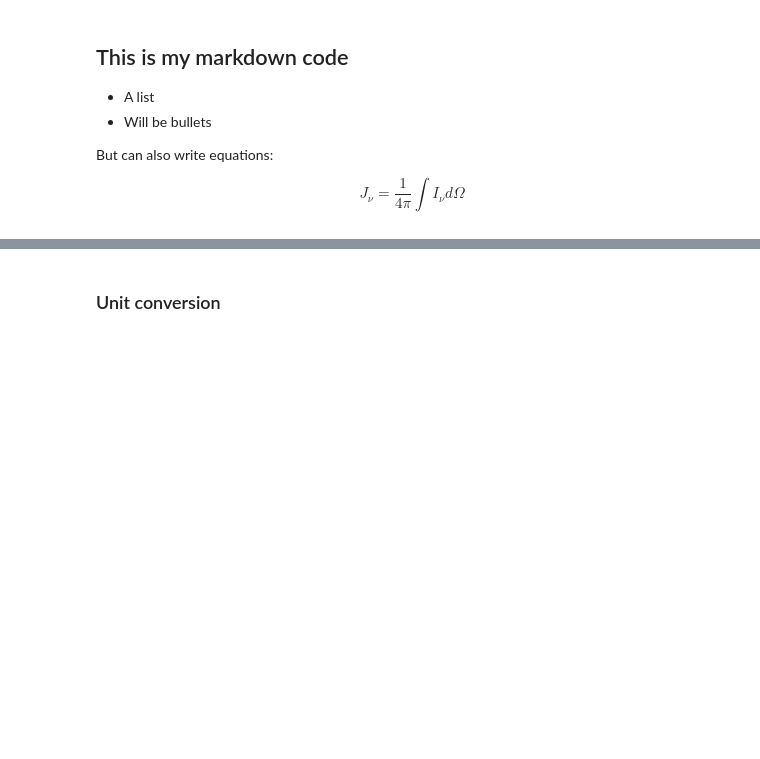
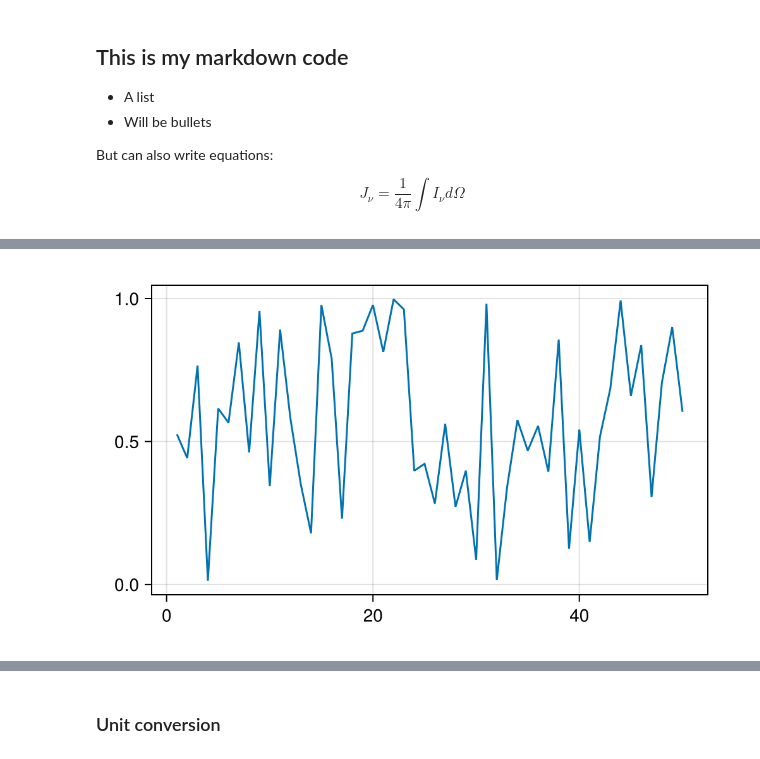
Before and after one commit to tiagopereira/ast4310, a Jupyter notebook: notebooks/tutorials/Tutorial1.ipynb, the cells around one changed output, grey strips where cells are left out. Drawn from its saved outputs; the diff is of its cells as text; code cells hidden in the pictures; blank space fills up the shorter version.

```diff
--- a/notebooks/tutorials/Tutorial1.ipynb
+++ b/notebooks/tutorials/Tutorial1.ipynb
@@ -16,0 +26,4 @@ $$
+# %%
+npts = 50
+data = rand(Uniform(0, 1), npts)
+x = 1:npts;  # use semi-colon to suppress output
@@ -16,0 +54,7 @@ $$
+# %%
+fig = Figure(size=(500,300))
+ax = Axis(fig[1,1])
+lines!(ax, x, data)
+fig  # this forces display of figure
+# %% [output]
+[figure, added]
```
Also changed, not shown: parts of 68 cells of this notebook.
